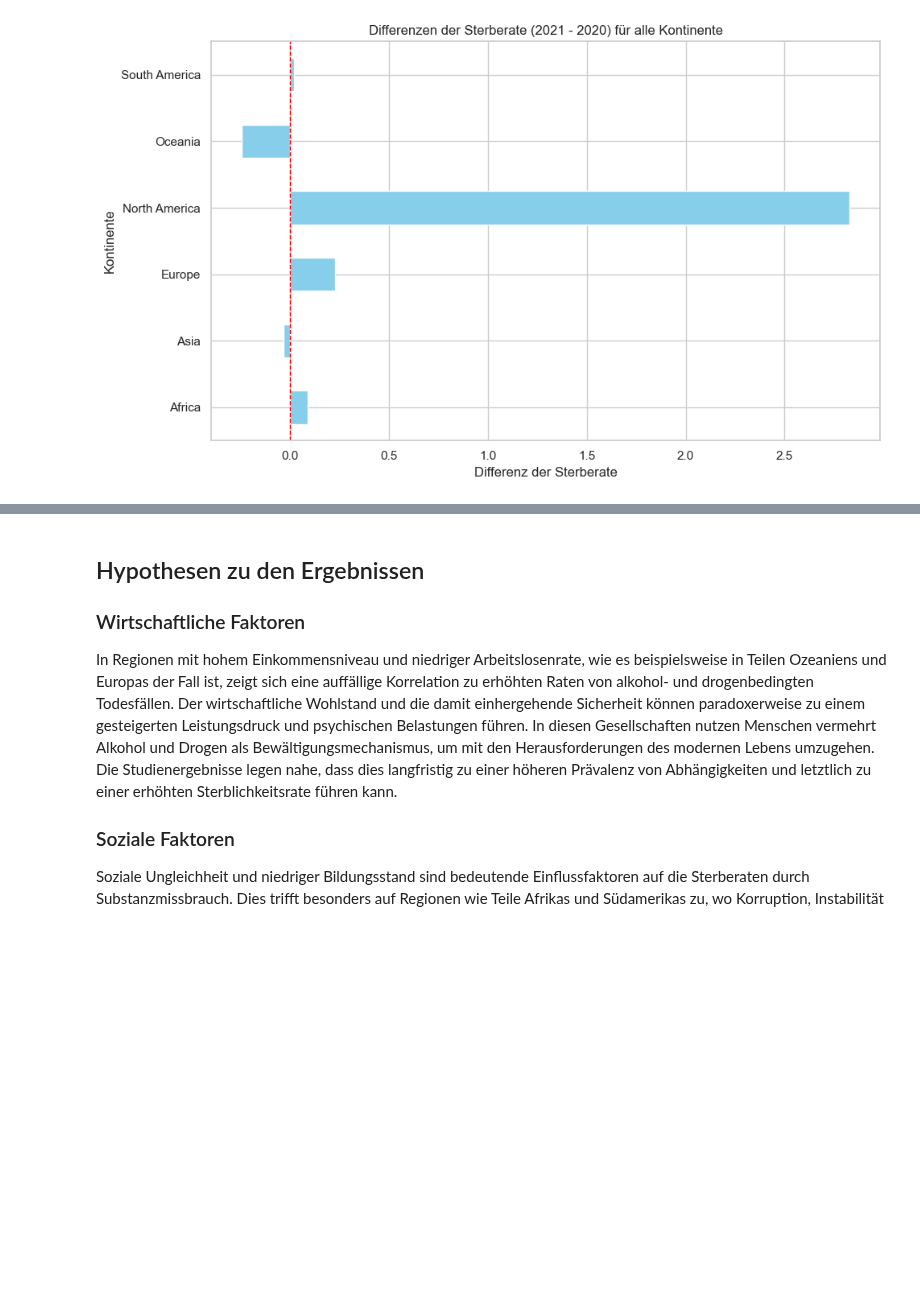
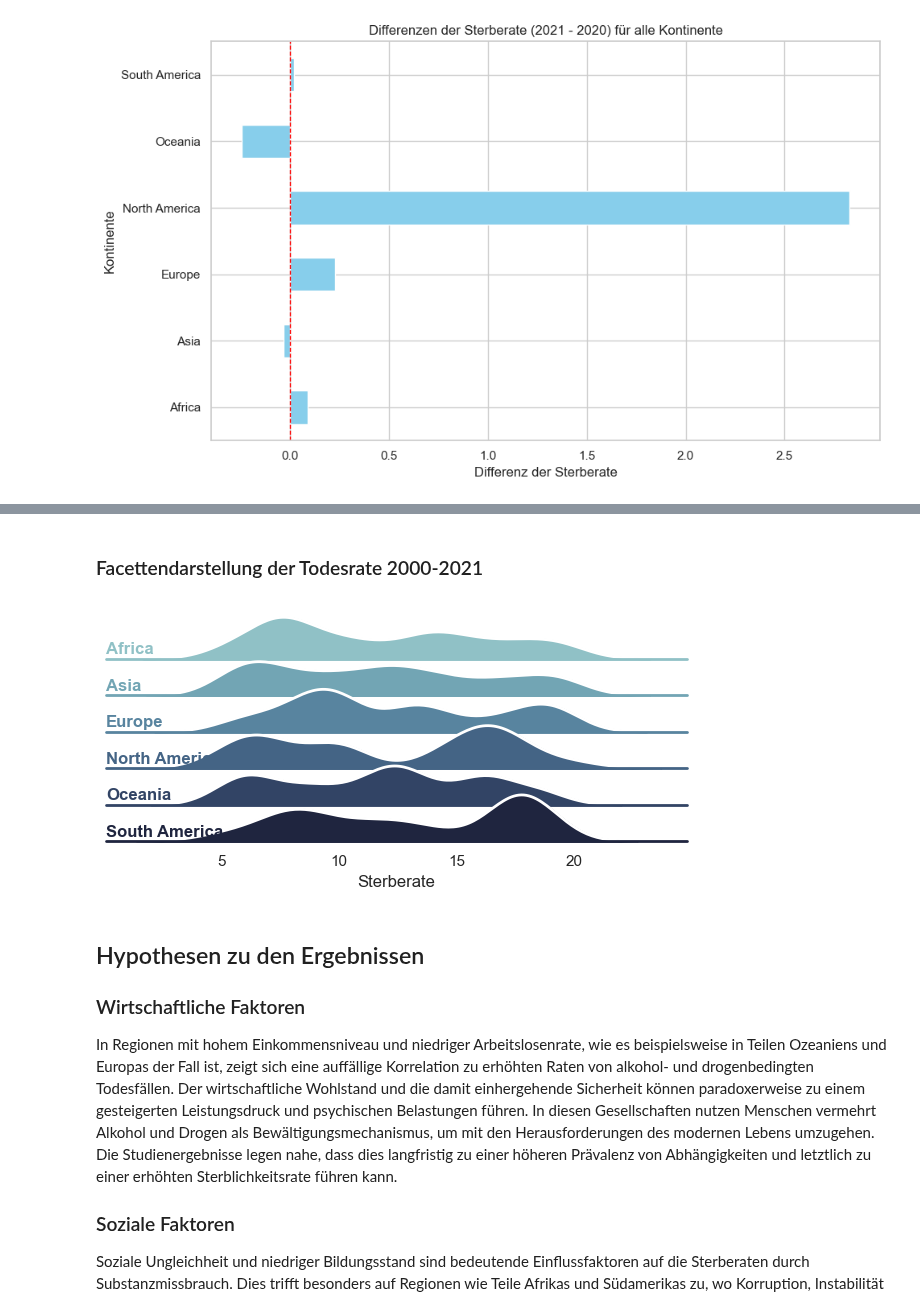
Before and after one commit to Joyce-ops/BMLD-LN2-Carmen-Mcqulat-Joyce, a Jupyter notebook: Leistungsnachweis 2.ipynb, the cells around one changed output, grey strips where cells are left out. Cells and saved outputs as stored; diff of their text form; code cells hidden in the pictures; blank space fills up the shorter version.

```diff
--- a/Leistungsnachweis 2.ipynb
+++ b/Leistungsnachweis 2.ipynb
@@ -633,3 +693,63 @@ plt.show()
+# %% [markdown]
+### Facettendarstellung der Todesrate 2000-2021
+# %%
+
+
+import numpy as np
+import pandas as pd
+import seaborn as sns
+import matplotlib.pyplot as plt
+
+sns.set_theme(style="white", rc={"axes.facecolor": (0, 0, 0, 0)})
+
+# Erstelle zufällige Daten (angepasst an die Struktur deines Ursprungsbeispiels)
+regions = ['Africa', 'Asia', 'Europe', 'North America', 'Oceania', 'South America']
+years = list(range(2000, 2022))
+data = []
+
+# Zufallswerte für Todesraten erstellen
+np.random.seed(42)  # Für reproduzierbare Daten
+for region in regions:
+    for year in years:
+        sterberate = np.random.uniform(5, 20)  # Zufällige Todesraten
+        data.append({'Region': region, 'Jahr': year, 'Sterberate': sterberate})
+
+df = pd.DataFrame(data)
+
+# Ordne die Daten nach Jahr und Region
+df['Jahr'] = df['Jahr'].astype(str)  # Jahre als Strings für bessere Plot-Darstellung
+df['Region'] = df['Region'].astype("category")
+
+# Erstelle die FacetGrid mit einer `Region` pro Zeile
+pal = sns.cubehelix_palette(6, rot=-.25, light=.7)
+g = sns.FacetGrid(df, row="Region", hue="Region", aspect=15, height=.5, palette=pal)
+
+# KDEs (Kernel Density Estimation) für Sterberaten je Region
+g.map(sns.kdeplot, "Sterberate", bw_adjust=.5, clip_on=False, fill=True, alpha=1, linewidth=1.5)
+g.map(sns.kdeplot, "Sterberate", clip_on=False, color="w", lw=2, bw_adjust=.5)
+
+# Referenzlinie hinzufügen, um die durchschnittliche Todesrate darzustellen
+g.refline(y=0, linewidth=2, linestyle="-", color=None, clip_on=False)
+
+# Textlabel anbringen, um die Region zu kennzeichnen
+def label(x, color, label):
+    ax = plt.gca()
+    ax.text(0, .2, label, fontweight="bold", color=color,
+            ha="left", va="center", transform=ax.transAxes)
+
+g.map(label, "Sterberate")
+
+# Subplots überlappen lassen, um Platz zu sparen
+g.figure.subplots_adjust(hspace=-.25)
+
+# Entferne Achsen und Titel, um das Diagramm sauberer zu gestalten
+g.set_titles("")
+g.set(yticks=[], ylabel="")
+g.despine(bottom=True, left=True)
+
+plt.show()
+# %% [output]
+[figure, added]
 # %% [markdown]
 ## Hypothesen zu den Ergebnissen
 ### Wirtschaftliche Faktoren
```
Also changed, not shown: parts of 9 cells of this notebook.
